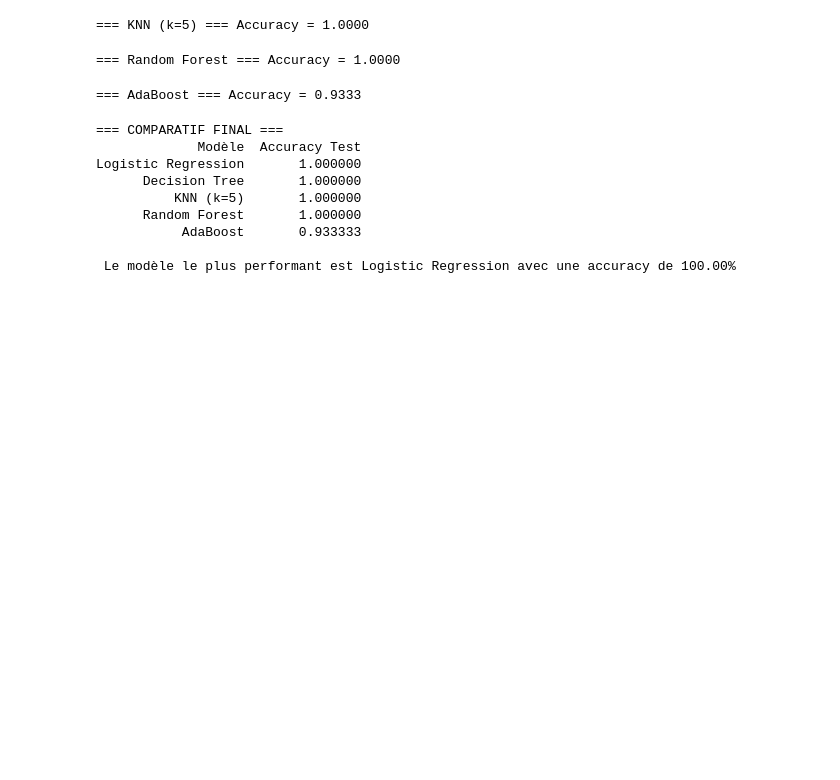
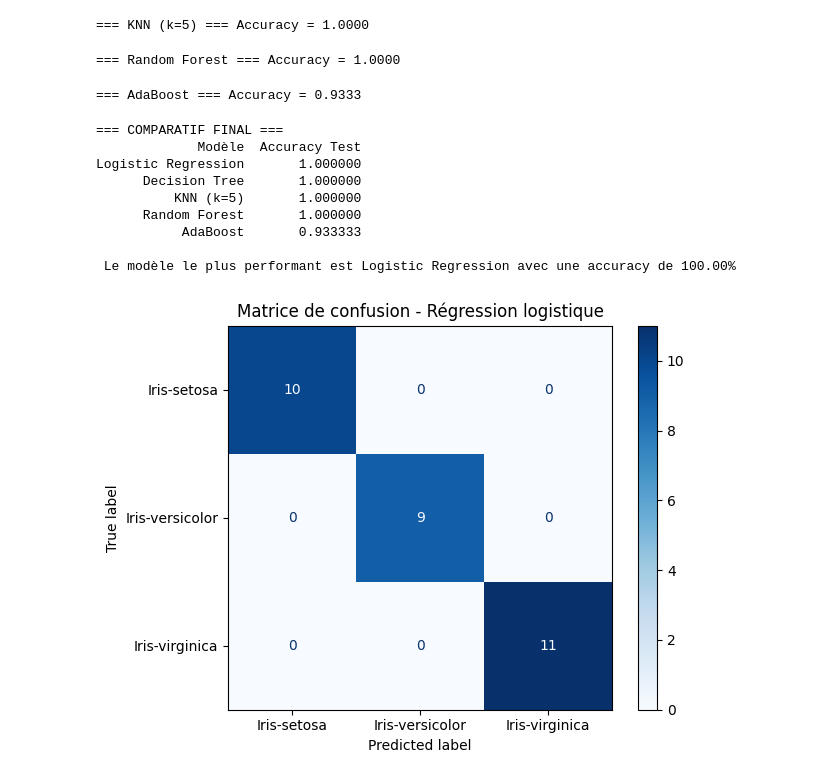
Before and after one commit to oumenia/ML-Project-Iris, a Jupyter notebook: ML_Project_Iris.ipynb, the cells around one changed output. Saved outputs shown, nothing was run; the diff lists cells and outputs as text; code cells hidden in the pictures; blank space fills up the shorter version.

```diff
--- a/ML_Project_Iris.ipynb
+++ b/ML_Project_Iris.ipynb
@@ -194,3 +194,40 @@ Logistic Regression       1.000000
            AdaBoost       0.933333
 
  Le modèle le plus performant est Logistic Regression avec une accuracy de 100.00%
+# %%
+# 1. On sépare les caractéristiques (X) de la cible (y)
+X = df.drop('species', axis=1)
+y = df['species']
+
+# 2. On divise : 80% pour l'apprentissage, 20% pour le test final
+X_train, X_test, y_train, y_test = train_test_split(X, y, test_size=0.2, random_state=42)
+
+# 3. On normalise les données
+scaler = StandardScaler()
+scaler.fit(X_train)
+X_train_scaled = scaler.transform(X_train)
+X_test_scaled = scaler.transform(X_test)
+# %%
+from sklearn.metrics import ConfusionMatrixDisplay
+from sklearn.linear_model import LogisticRegression
+import matplotlib.pyplot as plt
+
+# Meilleur modèle = régression logistique
+best_model = LogisticRegression(max_iter=200)
+best_model.fit(X_train_scaled, y_train)
+
+# Affichage de la matrice de confusion
+disp = ConfusionMatrixDisplay.from_estimator(
+    best_model,
+    X_test_scaled,
+    y_test,
+    display_labels=best_model.classes_,
+    cmap='Blues',
+    values_format='d'
+)
+plt.title("Matrice de confusion - Régression logistique")
+plt.tight_layout()
+plt.savefig('confusion_matrix.png', dpi=300, bbox_inches='tight')
+plt.show()
+# %% [output]
+[figure, added]
```
Also changed, not shown: parts of 4 cells of this notebook.
